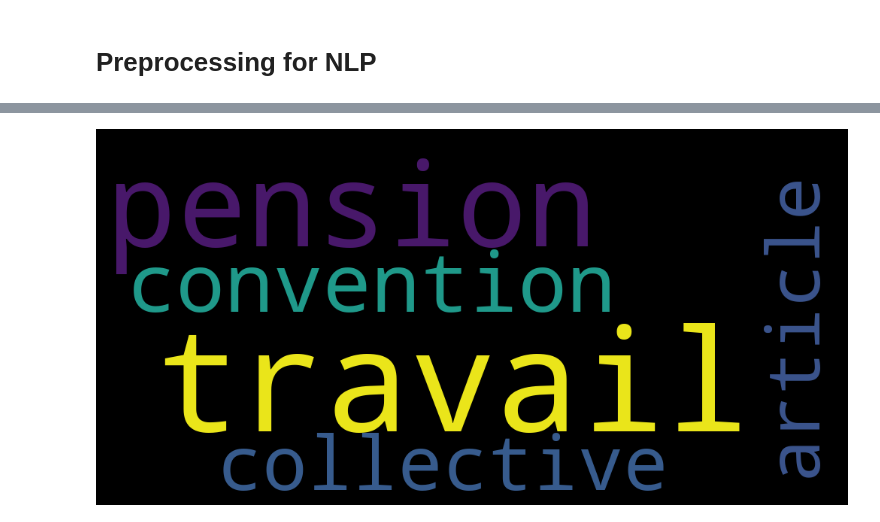
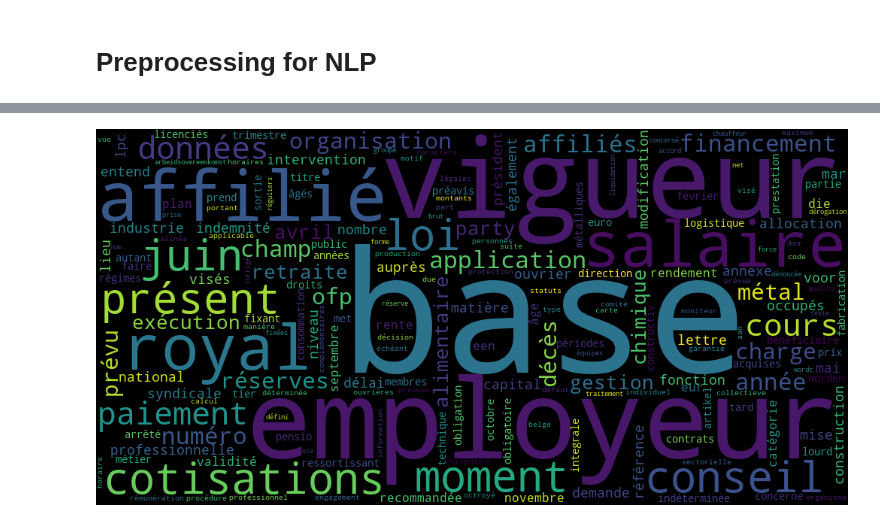
Before and after one commit to naomithiru/KPMG-Usecase, a Jupyter notebook: assets/docs_labeling_fr.ipynb, the cells around one changed output, grey strips where cells are left out. Drawn from its saved outputs; the diff is of its cells as text; code cells hidden in the pictures.

```diff
--- a/assets/docs_labeling_fr.ipynb
+++ b/assets/docs_labeling_fr.ipynb
@@ -67,0 +154,3 @@ len(responses2)
+# %%
+df['depotFr'] = df['texts_lst'].apply(extract_deposit)
+df.loc[:,['txt_name','depotFr']]
@@ -67,0 +169,17 @@ len(responses2)
+# %%
+def get_month_digit(month):
+            dictionary = {
+                'janvier': 1,
+                'février': 2,
+                'mars': 3,
+                'avril': 4,
+                'mai': 5,
+                'juin': 6,
+                'juillet': 7,
+                'août': 8,
+                'septembre': 9,
+                'octobre': 10,
+                'novembre': 11,
+                'décembre': 12
+            }
+            return dictionary[month]
@@ -67,0 +268,4 @@ len(responses2)
+# %%
+responses2 = add_effective_date(responses2, "doc_bodies")
+#responses2.loc[responses2.fromDate.isnull() == False,['txt_name','fromDate','endDate']]
+responses2.loc[:,["txt_name","endDate","fromDate"]]
@@ -171,7 +476,7 @@ class Preprocess:
         tokens = [t for t in tokens if len(t) > lenght_min]
         # remove stopwords
         tokens = [t for t in tokens if t not in stop_words]
-        # remove
+        # remove NER not used
         tokens = [t for t in tokens if t not in named_entities]
         return tokens
 
@@ -184,6 +489,7 @@ class Preprocess:
     def tokenize_texts(self, texts:Series, stop_words: List[str] = None, named_entities: List[str] = None,
                    lenght_min: int=2) -> List[List[str]]:
         texts_tokens = []
+        named_entities = self.get_named_entities(texts, inplace=True)
         for text in texts:
             texts_tokens += [self.tokenize_text(text, stop_words, named_entities, lenght_min)]
         return texts_tokens
@@ -253,6 +584,5 @@ all_ts = preprocess.tokenize_texts(responses2.bodies_cleaned)
 # %%
-texts, f_abs, f_rel, wordcloud = filter_words(all_ts, freq_min=0.5)
+texts, f_abs, f_rel, wordcloud = filter_words(all_ts, freq_min=0.10)
+wordcloud.to_image()
+# %% [output]
+[figure, added]
-# %%
-wordcloud.to_image()
-# %% [output]
-[figure, removed]
```
Also changed, not shown: parts of 56 cells of this notebook.
